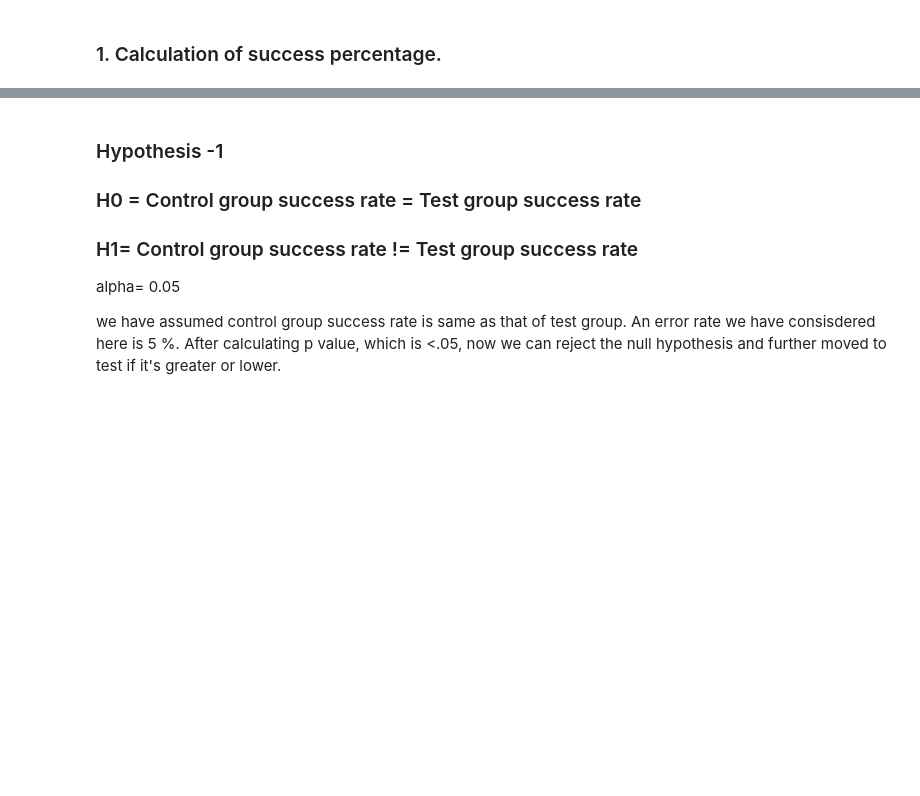
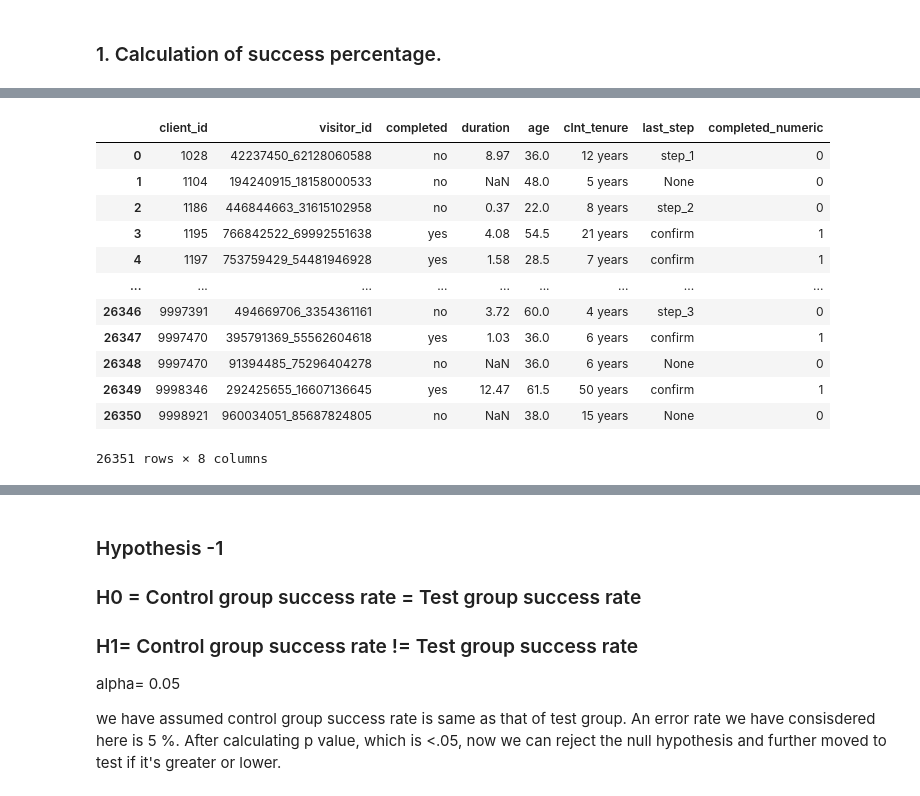
Before and after one commit to kaveri-chetia/Major-Project-1, a Jupyter notebook: Clean data/Draft.ipynb, the cells around one changed output, grey strips where cells are left out. Drawn from its saved outputs; the diff is of its cells as text; code cells hidden in the pictures; blank space fills up the shorter version.

```diff
--- a/Clean data/Draft.ipynb
+++ b/Clean data/Draft.ipynb
@@ -378,7 +393,7 @@ merged_df2.to_csv('merged_df2.csv', index=False)
 # %%
 # Creating control dataframes and adding column 'completed' for those who have confirmed and converting it to binary outputs for analysis, column named as completed_binary.
 df_control = merged_df2[merged_df2['Variation'] == 'Control']
-df_control['date_time'] = pd.to_datetime(df_control['date_time'])
+df_control.loc[:, 'date_time'] = pd.to_datetime(df_control['date_time'])
 
 # Sort the DataFrame by client_id, visitor_id, and date_time
 df_control = df_control.sort_values(by=['client_id', 'visitor_id', 'date_time'])
@@ -418,33 +433,47 @@ for index, row in df_control.iterrows():
         client_data[(client_id, visitor_id)]['last_step'] = step
 
 # Process the collected data
 for (client_id, visitor_id), data in client_data.items():
     start_time = data['start_time']
     confirm_time = data['confirm_time']
     last_step = data['last_step']
     steps = data['steps']
 
     if start_time is not None and confirm_time is not None:
         completed = 'yes'
         duration = round((confirm_time - start_time).total_seconds() / 60.0, 2)
         last_step = 'confirm'
     else:
         completed = 'no'
         if steps:
             duration = round((steps[-1][1] - start_time).total_seconds() / 60.0, 2) if start_time else None
         else:
             duration = None
 
     new_data.append([client_id, visitor_id, completed, duration, data['age'], data['clnt_tenure'], last_step])
 
 # Create new DataFrame
 control_df = pd.DataFrame(new_data, columns=['client_id', 'visitor_id', 'completed', 'duration', 'age', 'clnt_tenure', 'last_step'])
 
 # Add the extra column for completed
 control_df['completed_numeric'] = control_df['completed'].map({'yes': 1, 'no': 0})
 
 # Display the resulting DataFrame
 control_df
+# %% [output]
+|  | client_id | visitor_id | completed | duration | age | clnt_tenure | last_step | completed_numeric |
+| 0 | 1028 | 42237450_62128060588 | no | 8.97 | 36.0 | 12 years | step_1 | 0 |
+| 1 | 1104 | 194240915_18158000533 | no | NaN | 48.0 | 5 years | None | 0 |
+| 2 | 1186 | 446844663_31615102958 | no | 0.37 | 22.0 | 8 years | step_2 | 0 |
+| 3 | 1195 | 766842522_69992551638 | yes | 4.08 | 54.5 | 21 years | confirm | 1 |
+| 4 | 1197 | 753759429_54481946928 | yes | 1.58 | 28.5 | 7 years | confirm | 1 |
+| ... | ... | ... | ... | ... | ... | ... | ... | ... |
+| 26346 | 9997391 | 494669706_3354361161 | no | 3.72 | 60.0 | 4 years | step_3 | 0 |
+| 26347 | 9997470 | 395791369_55562604618 | yes | 1.03 | 36.0 | 6 years | confirm | 1 |
+| 26348 | 9997470 | 91394485_75296404278 | no | NaN | 36.0 | 6 years | None | 0 |
+| 26349 | 9998346 | 292425655_16607136645 | yes | 12.47 | 61.5 | 50 years | confirm | 1 |
+| 26350 | 9998921 | 960034051_85687824805 | no | NaN | 38.0 | 15 years | None | 0 |
+26351 rows × 8 columns
 # %%
 num_successes = (test_df['completed_numeric'] == 1).sum()
 
```
Also changed, not shown: parts of 13 cells of this notebook, 31 other files.
